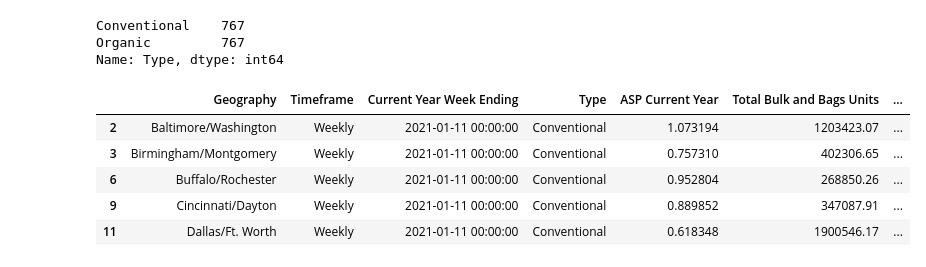
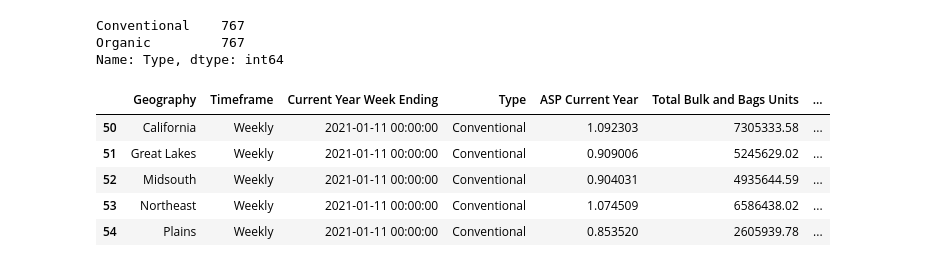
Before and after one commit to arboldeku/Avocado-2.0, a Jupyter notebook: code/import.ipynb, the cells around one changed output. Saved outputs shown, nothing was run; the diff lists cells and outputs as text; code cells hidden in the pictures.

```diff
--- a/code/import.ipynb
+++ b/code/import.ipynb
@@ -271,16 +271,16 @@ regions = ['Baltimore/Washington', 'Birmingham/Montgomery', 'Buffalo/Rochester',
 greaterregions = ['California', 'Great Lakes', 'Midsouth', 'Northeast', 'Plains',
                   'South Central', 'Southeast', 'West']
 
-filtered_df_regions = merged_df[merged_df['Geography'].isin(regions)]
+filtered_df_greaterregions = merged_df[merged_df['Geography'].isin(greaterregions)]
 # %%
-filtered_df_regions.head()
+filtered_df_greaterregions.head()
 # %% [output]
 |  | Geography | Timeframe | Current Year Week Ending | Type | ASP Current Year | Total Bulk and Bags Units | ... |
-| 2 | Baltimore/Washington | Weekly | 2021-01-11 00:00:00 | Conventional | 1.073194 | 1203423.07 | ... |
-| 3 | Birmingham/Montgomery | Weekly | 2021-01-11 00:00:00 | Conventional | 0.757310 | 402306.65 | ... |
-| 6 | Buffalo/Rochester | Weekly | 2021-01-11 00:00:00 | Conventional | 0.952804 | 268850.26 | ... |
-| 9 | Cincinnati/Dayton | Weekly | 2021-01-11 00:00:00 | Conventional | 0.889852 | 347087.91 | ... |
-| 11 | Dallas/Ft. Worth | Weekly | 2021-01-11 00:00:00 | Conventional | 0.618348 | 1900546.17 | ... |
+| 50 | California | Weekly | 2021-01-11 00:00:00 | Conventional | 1.092303 | 7305333.58 | ... |
+| 51 | Great Lakes | Weekly | 2021-01-11 00:00:00 | Conventional | 0.909006 | 5245629.02 | ... |
+| 52 | Midsouth | Weekly | 2021-01-11 00:00:00 | Conventional | 0.904031 | 4935644.59 | ... |
+| 53 | Northeast | Weekly | 2021-01-11 00:00:00 | Conventional | 1.074509 | 6586438.02 | ... |
+| 54 | Plains | Weekly | 2021-01-11 00:00:00 | Conventional | 0.853520 | 2605939.78 | ... |
 # %%
 import pandas as pd
 import matplotlib.pyplot as plt
```
Also changed, not shown: parts of 6 cells of this notebook.
